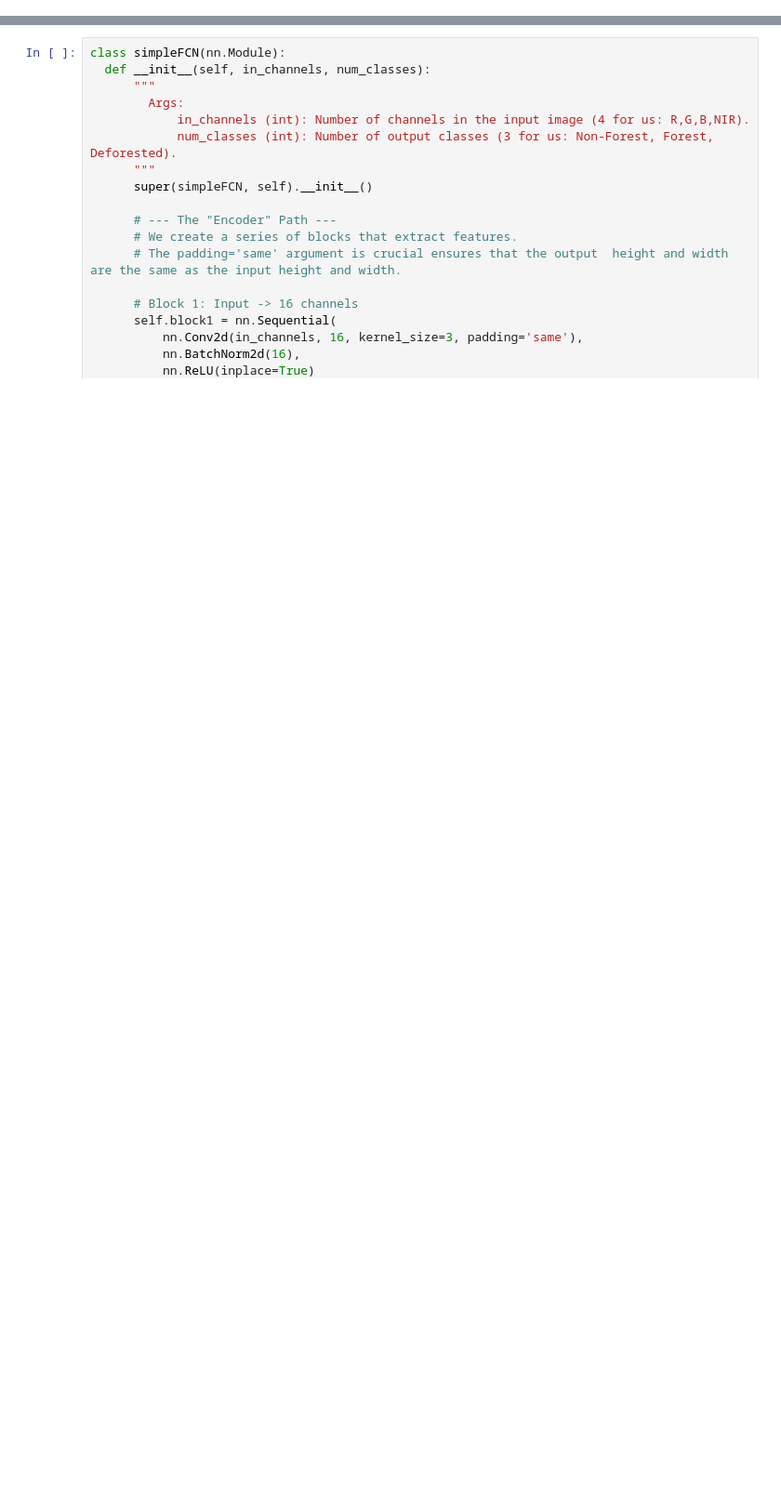
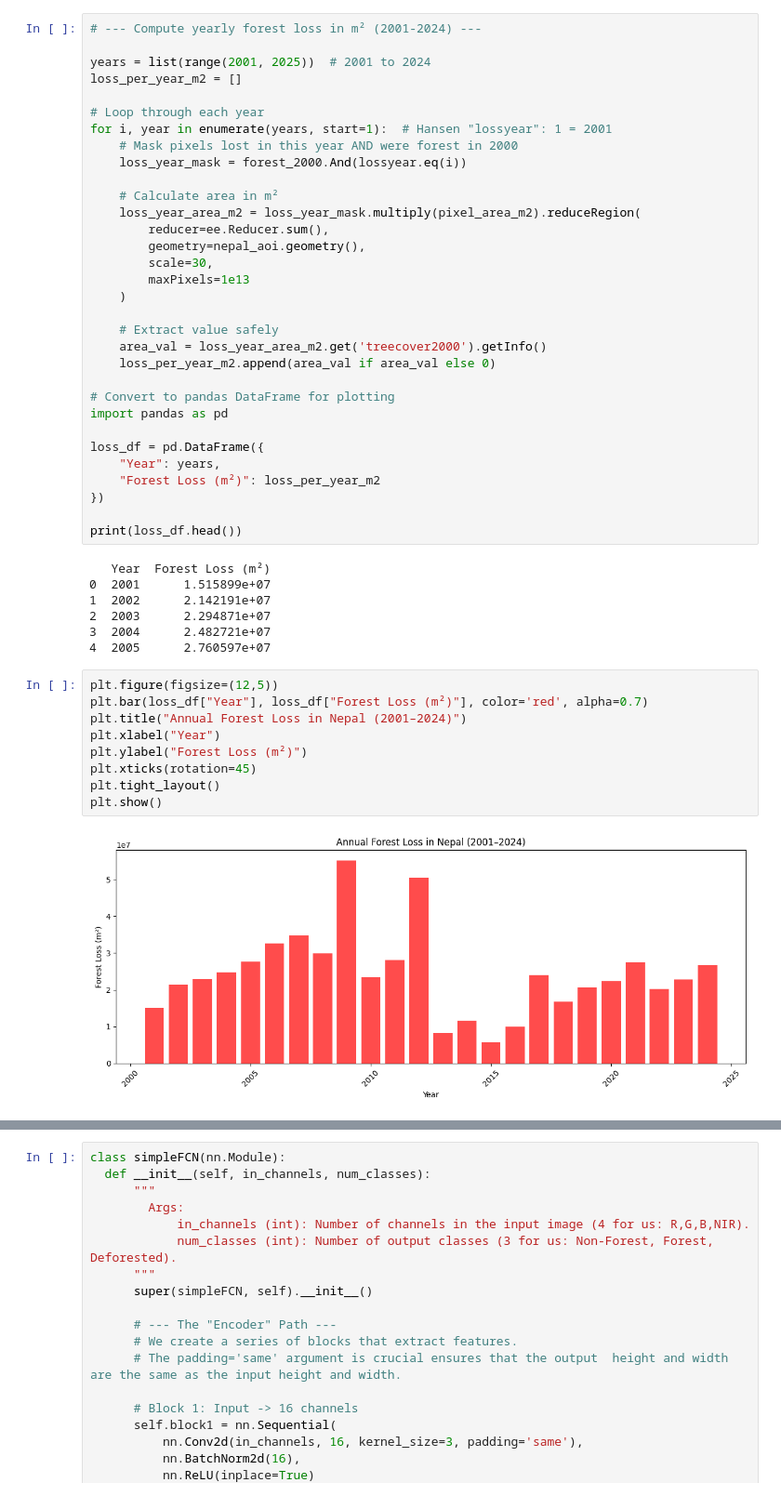
Before and after one commit to gityag/Nepal_Deforestation_Analysis, a Jupyter notebook: Nepal_deforestation_analysis.ipynb, the cells around one changed output, grey strips where cells are left out. Shown at 93% size. Drawn from its saved outputs; the diff is of its cells as text; blank space fills up the shorter version.

```diff
--- a/Nepal_deforestation_analysis.ipynb
+++ b/Nepal_deforestation_analysis.ipynb
@@ -539,0 +358,50 @@ import torch.nn as nn
+# %%
+# --- Compute yearly forest loss in m² (2001-2024) ---
+
+years = list(range(2001, 2025))  # 2001 to 2024
+loss_per_year_m2 = []
+
+# Loop through each year
+for i, year in enumerate(years, start=1):  # Hansen "lossyear": 1 = 2001
+    # Mask pixels lost in this year AND were forest in 2000
+    loss_year_mask = forest_2000.And(lossyear.eq(i))
+
+    # Calculate area in m²
+    loss_year_area_m2 = loss_year_mask.multiply(pixel_area_m2).reduceRegion(
+        reducer=ee.Reducer.sum(),
+        geometry=nepal_aoi.geometry(),
+        scale=30,
+        maxPixels=1e13
+    )
+
+    # Extract value safely
+    area_val = loss_year_area_m2.get('treecover2000').getInfo()
+    loss_per_year_m2.append(area_val if area_val else 0)
+
+# Convert to pandas DataFrame for plotting
+import pandas as pd
+
+loss_df = pd.DataFrame({
+    "Year": years,
+    "Forest Loss (m²)": loss_per_year_m2
+})
+
+print(loss_df.head())
+# %% [output]
+   Year  Forest Loss (m²)
+0  2001      1.515899e+07
+1  2002      2.142191e+07
+2  2003      2.294871e+07
+3  2004      2.482721e+07
+4  2005      2.760597e+07
+# %%
+plt.figure(figsize=(12,5))
+plt.bar(loss_df["Year"], loss_df["Forest Loss (m²)"], color='red', alpha=0.7)
+plt.title("Annual Forest Loss in Nepal (2001–2024)")
+plt.xlabel("Year")
+plt.ylabel("Forest Loss (m²)")
+plt.xticks(rotation=45)
+plt.tight_layout()
+plt.show()
+# %% [output]
+[figure, added]
```
Also changed, not shown: parts of 144 cells of this notebook, 4 other files.
